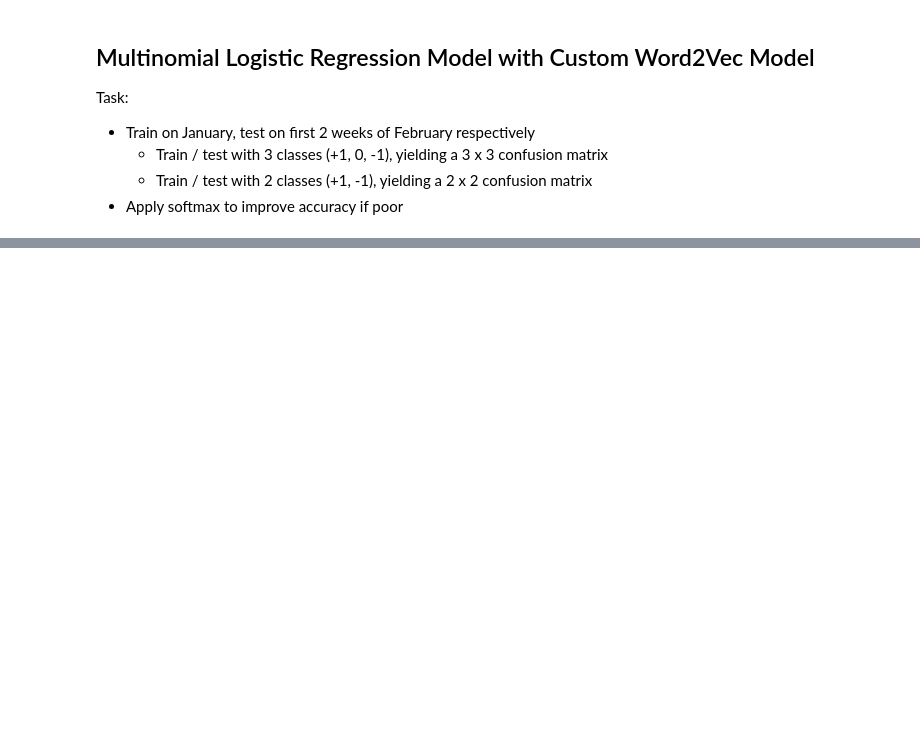
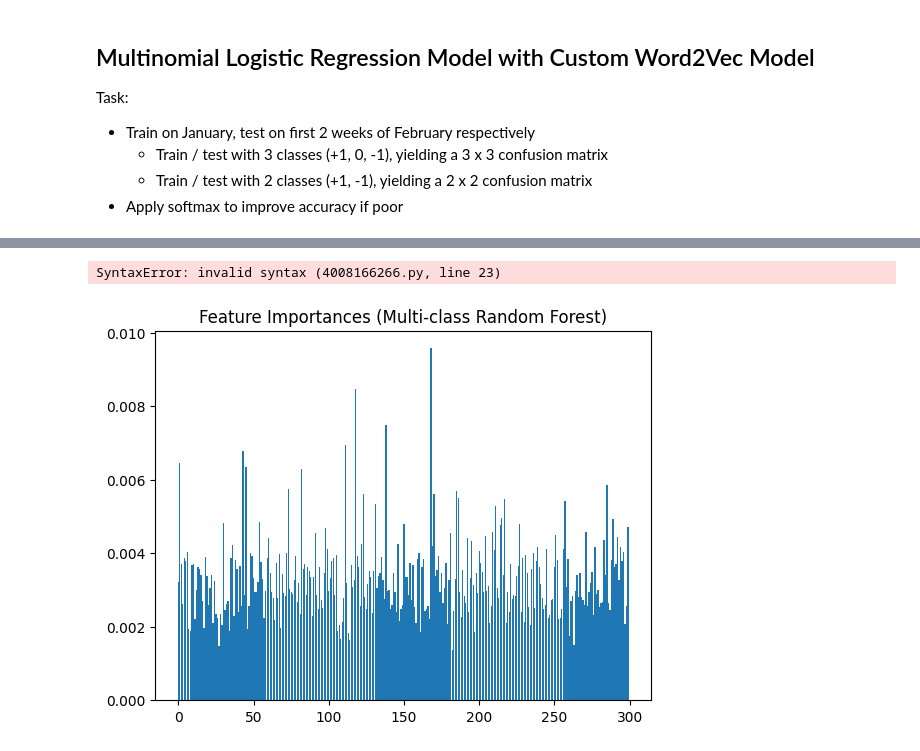
Before and after one commit to CZ-ZL/FX-Market-Sentiment-Analysis, a Jupyter notebook: notebooks/pipeline.ipynb, the cells around one changed output, grey strips where cells are left out. Cells and saved outputs as stored; diff of their text form; code cells hidden in the pictures; blank space fills up the shorter version.

```diff
--- a/notebooks/pipeline.ipynb
+++ b/notebooks/pipeline.ipynb
@@ -234,0 +235,29 @@ plt.show()
+# %%
+import pandas as pd
+import numpy as np
+
+# Load balanced datasets
+df_jan_multiclass = pd.read_pickle("data/processed/january_multiclass_balanced.pkl")
+df_feb_multiclass = pd.read_pickle("data/processed/february_multiclass_balanced.pkl")
+df_jan_binary = pd.read_pickle("data/processed/january_binary_balanced.pkl")
+df_feb_binary = pd.read_pickle("data/processed/february_binary_balanced.pkl")
+
+# Prepare features and labels
+X_train_mc = np.vstack(df_jan_multiclass['embedding'])
+y_train_mc = df_jan_multiclass['label']
+
+X_test_mc = np.vstack(df_feb_multiclass['embedding'])
+y_test_mc = df_feb_multiclass['label']
+
+X_train_bin = np.vstack(df_jan_binary['embedding'])
+y_train_bin = df_jan_binary['label']
+
+X_test_bin = np.vstack(df_feb_binary['embedding'])
+y_test_bin = df_feb_binary['label']
+# %%
+from sklearn.ensemble import RandomForestClassifier
+
+# Train Random Forest for multi-class classification
+clf_mc = RandomForestClassifier(n_estimators=100, random_state=42, class_weight="balanced")
+clf_mc.fit(X_train_mc, y_train_mc)
+print("Multi-class Random Forest model trained.")
@@ -234,0 +316,36 @@ plt.show()
+# %%
+import matplotlib.pyplot as plt
+from sklearn.metrics import confusion_matrix, ConfusionMatrixDisplay
+
+#  visualize the multi-class confusion matrix
+cm_multiclass = confusion_matrix(y_test_mc, y_pred_mc, labels=[1, 0, -1])
+disp_multiclass = ConfusionMatrixDisplay(confusion_matrix=cm_multiclass, display_labels=["+1", "0", "-1"])
+fig, ax = plt.subplots(figsize=(8, 6))
+disp_multiclass.plot(ax=ax, cmap='Greys')
+ax.set_title("Confusion Matrix for Multi-class Classification", fontsize=14)
+plt.tight_layout()
+plt.savefig("results/multiclass_confusion_matrix.png", dpi=300)
+plt.show()
+
+#  visualize the binary confusion matrix
+cm_binary = confusion_matrix(y_test_bin, y_pred_bin, labels=[1, -1])
+disp_binary = ConfusionMatrixDisplay(confusion_matrix=cm_binary, display_labels=["+1", "-1"])
+fig, ax = plt.subplots(figsize=(8, 6))
+disp_binary.plot(ax=ax, cmap='Greys')
+ax.set_title("Confusion Matrix for Binary Classification", fontsize=14)
+plt.tight_layout()
+plt.savefig("results/binary_confusion_matrix.png", dpi=300)
+plt.show()
+# %% [output]
+SyntaxError: invalid syntax (4008166266.py, line 23)
+# %%
+# get feature importances from the model for multi class stuff
+feature_importances_mc = clf_mc.feature_importances_
+
+# Plot feature importances for multi class stuff
+plt.bar(range(len(feature_importances_mc)), feature_importances_mc)
+plt.title("Feature Importances (Multi-class Random Forest)")
+plt.savefig("results/multiclass_feature_importances.png")
+plt.show()
+# %% [output]
+[figure, added]
```
Also changed, not shown: parts of 19 cells of this notebook, 2 other files.
